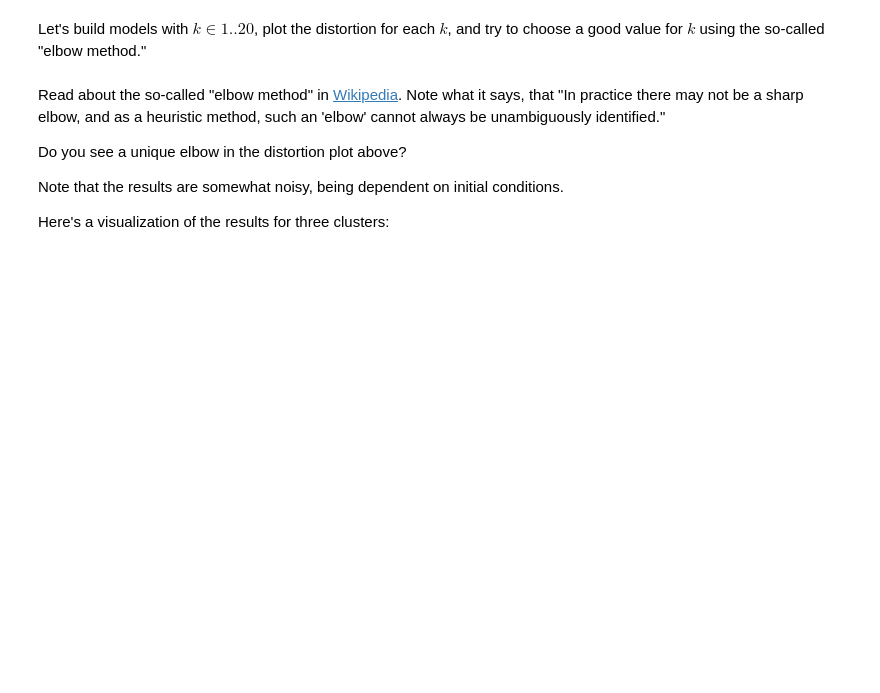
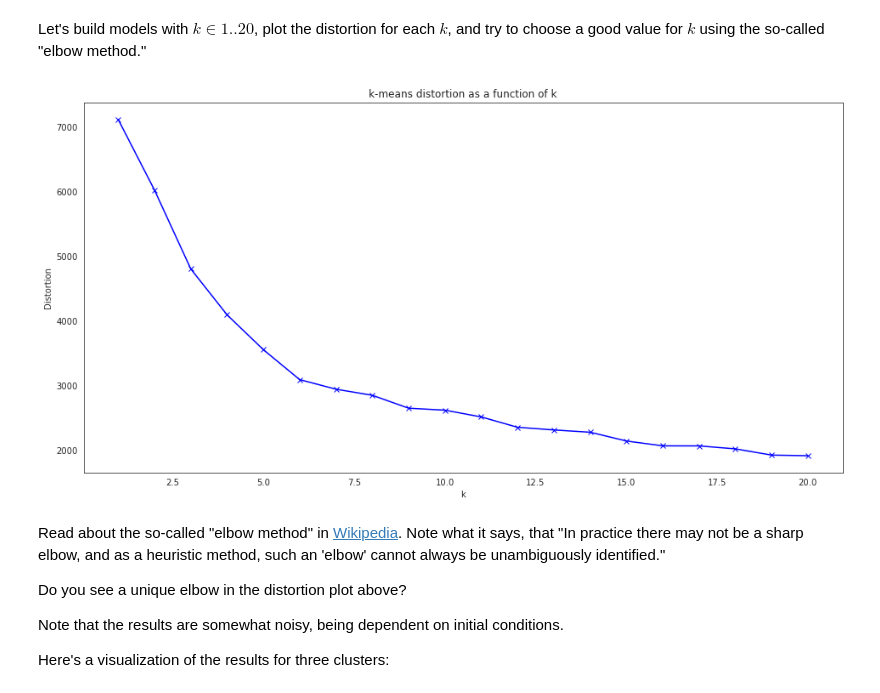
Before and after one commit to zMaxKunGz/ML-Ait-Lab, a Jupyter notebook: Lab10/10-K-Means.ipynb, the cells around one changed output. Drawn from its saved outputs; the diff is of its cells as text; code cells hidden in the pictures; blank space fills up the shorter version.

```diff
--- a/Lab10/10-K-Means.ipynb
+++ b/Lab10/10-K-Means.ipynb
@@ -265,34 +306,39 @@ Let's build models with $k \in 1..20$, plot the distortion for each $k$, and try
 # %%
 # Convert dataframe to matrix
 
 X = np.array(df.iloc[:,1:])
 
 # Intialize hyperparameters
 
 max_k = 20
 epsilon = 0.001
+attemp = 4
 
 # For each value of k, do one run and record the resulting cost (Euclidean distortion)
 
 distortions = np.zeros(max_k)
 for k in range(1, max_k + 1):
-    means = init_kmeans(X, k)
-    prev_distortion = 0
-    while True:
-        means, c, distortion = iterate_kmeans(X, means)
-        if prev_distortion > 0 and prev_distortion - distortion < epsilon:
-            break
-        prev_distortion = distortion
-    distortions[k-1] = distortion
+    distortion_attemp = np.zeros(attemp)
+    for i in range(attemp):
+        means = init_kmeans(X, k)
+        distortion_attemp[i] = 0
+        while True:
+            means, c, distortion = iterate_kmeans(X, means)
+            if distortion_attemp[i] > 0 and distortion_attemp[i] - distortion < epsilon:
+                break
+            distortion_attemp[i] = distortion
+    distortions[k-1] = np.min(distortion_attemp)
 
 # Plot distortion as function of k
 
 plt.figure(figsize=(16,8))
 plt.plot(range(1,max_k+1), distortions, 'bx-')
 plt.xlabel('k')
 plt.ylabel('Distortion')
 plt.title('k-means distortion as a function of k')
 plt.show()
+# %% [output]
+[figure, added]
 # %% [markdown]
 Read about the so-called "elbow method" in [Wikipedia](https://en.wikipedia.org/wiki/Elbow_method_(clustering)). Note what it says,
 that "In practice there may not be a sharp elbow, and as a heuristic method, such an 'elbow' cannot always be unambiguously identified."
```
Also changed, not shown: parts of 33 cells of this notebook, 1 other file.
